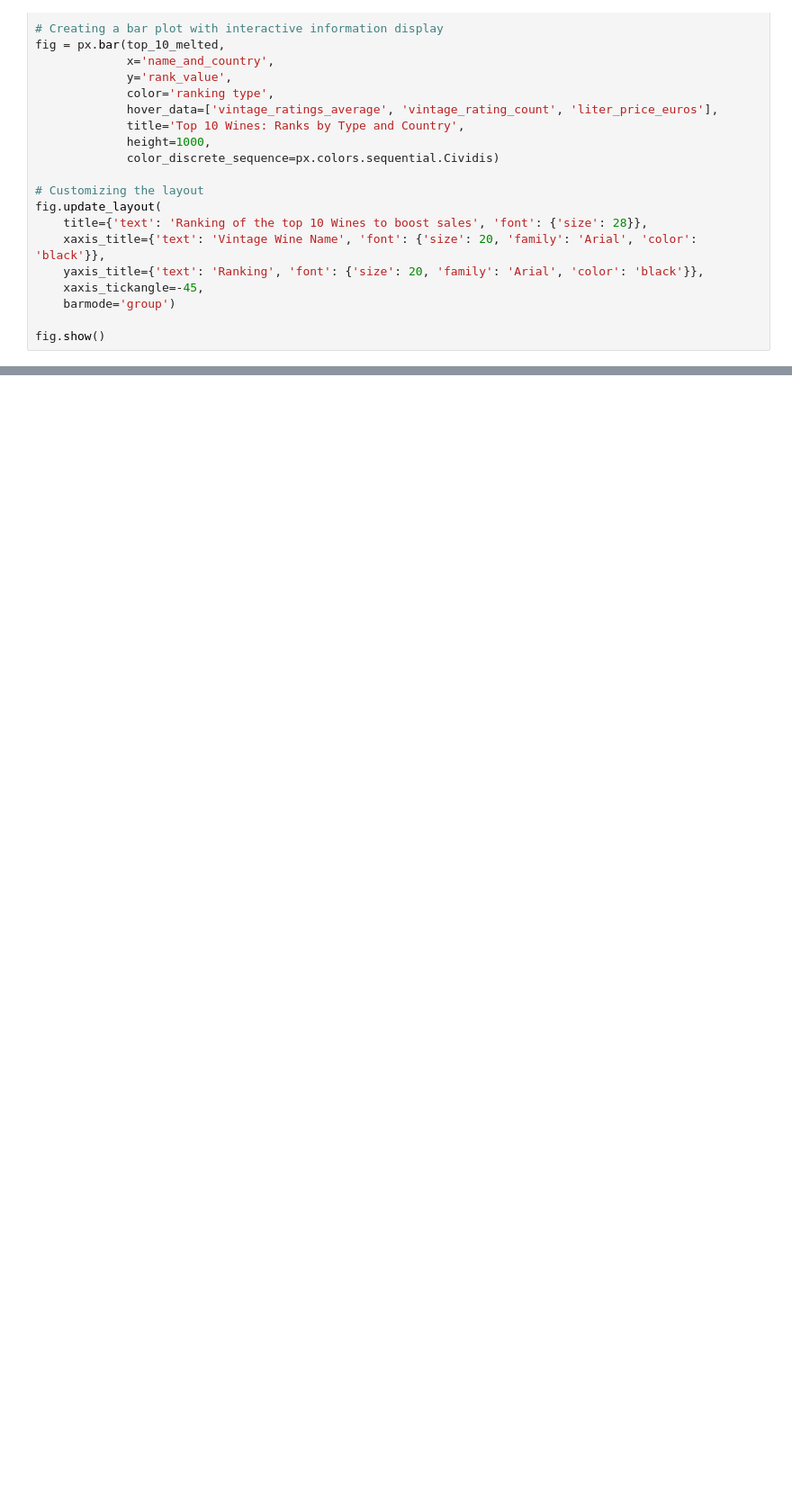
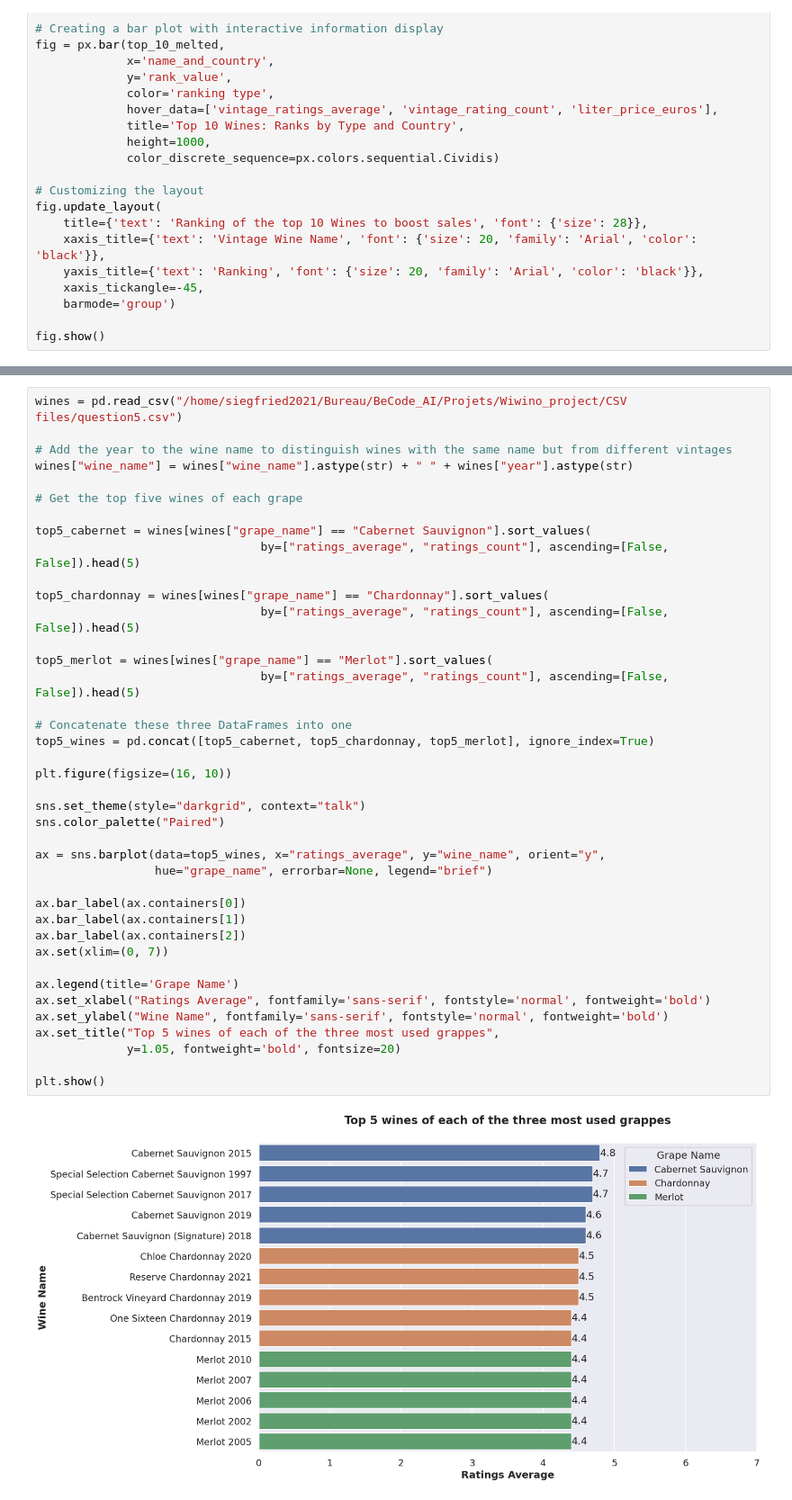
Before and after one commit to AlisherJard/Wiwino_project, a Jupyter notebook: visualizations/questions_visuals.ipynb, the cells around one changed output, grey strips where cells are left out. Shown at 90% size. Cells and saved outputs as stored; diff of their text form; blank space fills up the shorter version.

```diff
--- a/visualizations/questions_visuals.ipynb
+++ b/visualizations/questions_visuals.ipynb
@@ -119,0 +205,42 @@ fig.show()
+# %%
+wines = pd.read_csv("/home/siegfried2021/Bureau/BeCode_AI/Projets/Wiwino_project/CSV files/question5.csv")
+
+# Add the year to the wine name to distinguish wines with the same name but from different vintages
+wines["wine_name"] = wines["wine_name"].astype(str) + " " + wines["year"].astype(str)
+
+# Get the top five wines of each grape
+
+top5_cabernet = wines[wines["grape_name"] == "Cabernet Sauvignon"].sort_values(
+                                by=["ratings_average", "ratings_count"], ascending=[False, False]).head(5)
+
+top5_chardonnay = wines[wines["grape_name"] == "Chardonnay"].sort_values(
+                                by=["ratings_average", "ratings_count"], ascending=[False, False]).head(5)
+
+top5_merlot = wines[wines["grape_name"] == "Merlot"].sort_values(
+                                by=["ratings_average", "ratings_count"], ascending=[False, False]).head(5)
+
+# Concatenate these three DataFrames into one
+top5_wines = pd.concat([top5_cabernet, top5_chardonnay, top5_merlot], ignore_index=True)
+
+plt.figure(figsize=(16, 10))
+
+sns.set_theme(style="darkgrid", context="talk")
+sns.color_palette("Paired")
+
+ax = sns.barplot(data=top5_wines, x="ratings_average", y="wine_name", orient="y",
+                 hue="grape_name", errorbar=None, legend="brief")
+
+ax.bar_label(ax.containers[0])
+ax.bar_label(ax.containers[1])
+ax.bar_label(ax.containers[2])
+ax.set(xlim=(0, 7))
+
+ax.legend(title='Grape Name')
+ax.set_xlabel("Ratings Average", fontfamily='sans-serif', fontstyle='normal', fontweight='bold')
+ax.set_ylabel("Wine Name", fontfamily='sans-serif', fontstyle='normal', fontweight='bold')
+ax.set_title("Top 5 wines of each of the three most used grappes",
+             y=1.05, fontweight='bold', fontsize=20)
+
+plt.show()
+# %% [output]
+[figure, added]
```
Also changed, not shown: parts of 27 cells of this notebook, 12 other files.
